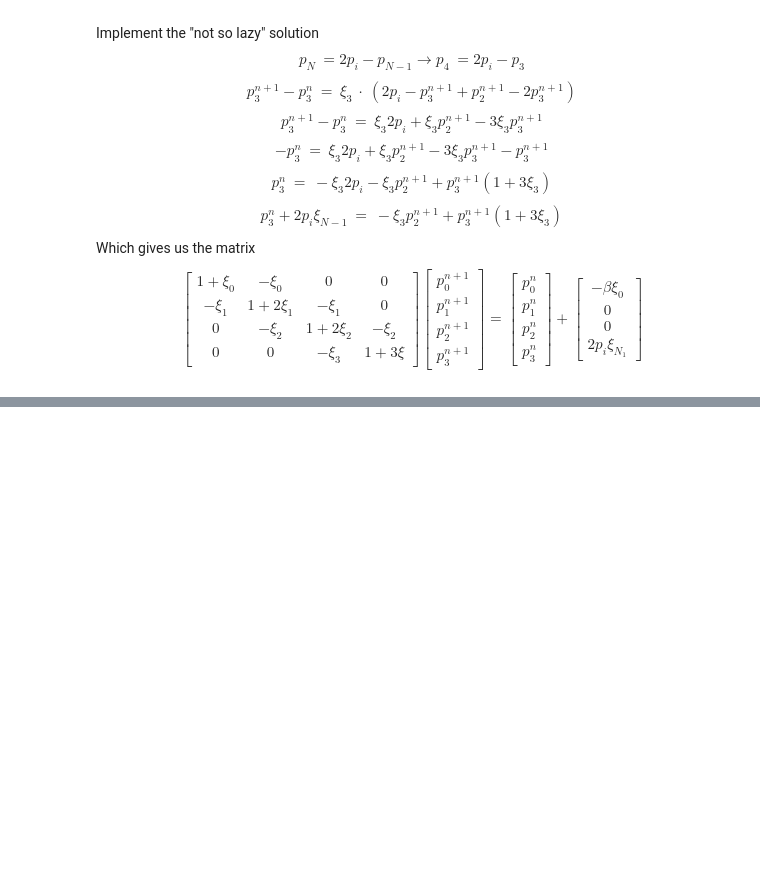
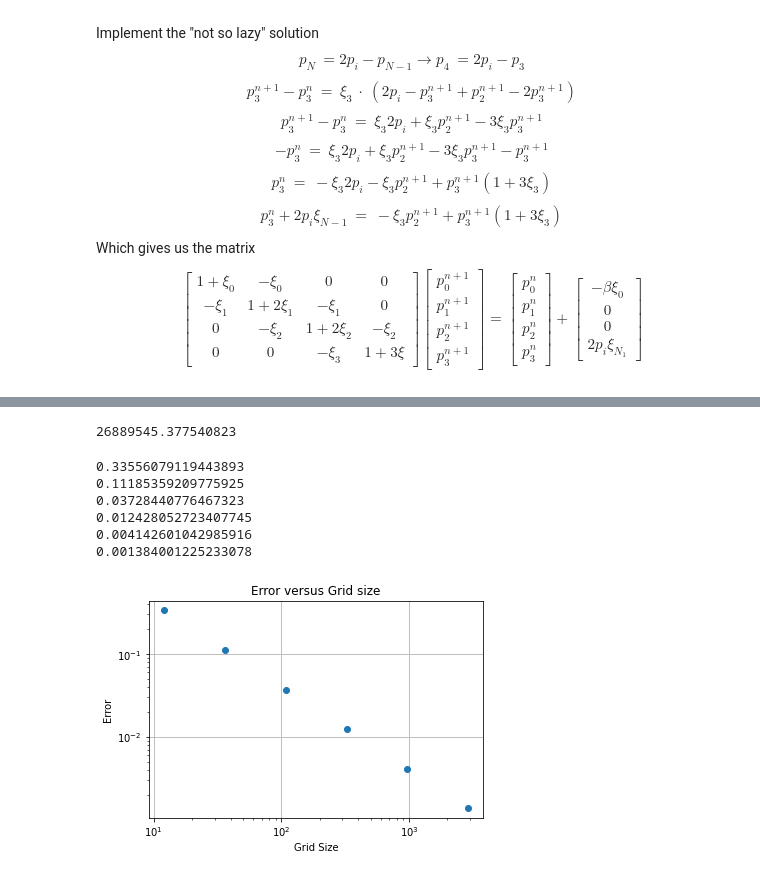
Before and after one commit to olufisayo-akindele/Modelling, a Jupyter notebook: size of a reservoir.ipynb, the cells around one changed output, grey strips where cells are left out. Cells and saved outputs as stored; diff of their text form; code cells hidden in the pictures; blank space fills up the shorter version.

```diff
--- a/size of a reservoir.ipynb
+++ b/size of a reservoir.ipynb
@@ -702,14 +278,0 @@ TypeError: 'int' object is not callable
-# %%
-#for the special case N = 4, the matrix equation we need to solve each time step is
-n = 3 #Vary number of grid points
-A = np.zeros((n+1, n+1))
-A[0, 0] = 1+testings.zeta(0)
-A[0, 1] = -testings.zeta(0)
-A[n, n-1] = -testings.zeta(3)
-A[n, n] = 1+3*testings.zeta(3)
-for i in range(1, n):
-    A[i, i-1] = -testings.zeta(i)
-    A[i, i] = 1+2*testings.zeta(i)
-    A[i, i+1] = -testings.zeta(i)
-#print(np.round(A, 2))
-print(A)
@@ -721,5 +278,0 @@ print(A)
-# %%
-A = testings.matrixsolver(1)[0]
-b = testings.matrixsolver(1)[1]
-y = np.linalg.solve(A, b)
-y
@@ -729,7 +278,0 @@ array([51986532.54842785, 51996654.34930449, 52558386.82281415,
-# %%
-from scipy.sparse import csc_matrix
-from scipy.sparse.linalg import spsolve
-AA = csc_matrix(np.matrix(A))
-bb = b
-x = spsolve(AA, bb)
-x
@@ -802,0 +600,31 @@ https://www.cs.auckland.ac.nz/courses/compsci369s1c/lectures/GG-notes/Z-archive2
+# %%
+yk=Project(4, 0.1)
+q=yk.not_so_lazy() #/6894.75729
+Project(4, 0.1).analytic(0)
+# %% [output]
+26889545.377540823
+# %%
+N=[4*3**i for i in range(1,7)]
+err=[]
+ii=1
+for i in N:
+    f=Project(i, dt=0.01)
+    e=f.error_l()
+    print(e[ii])
+    err.append(e[ii])
+    ii = int(i/3)
+plt.plot(N,err, 'o')
+plt.xscale('log')
+plt.yscale('log')
+plt.title("Error versus Grid size")
+plt.xlabel("Grid Size")
+plt.ylabel("Error")
+plt.grid()
+# %% [output]
+0.33556079119443893
+0.11185359209775925
+0.03728440776467323
+0.012428052723407745
+0.004142601042985916
+0.001384001225233078
+[figure, added]
```
Also changed, not shown: parts of 66 cells of this notebook, 1 other file.
